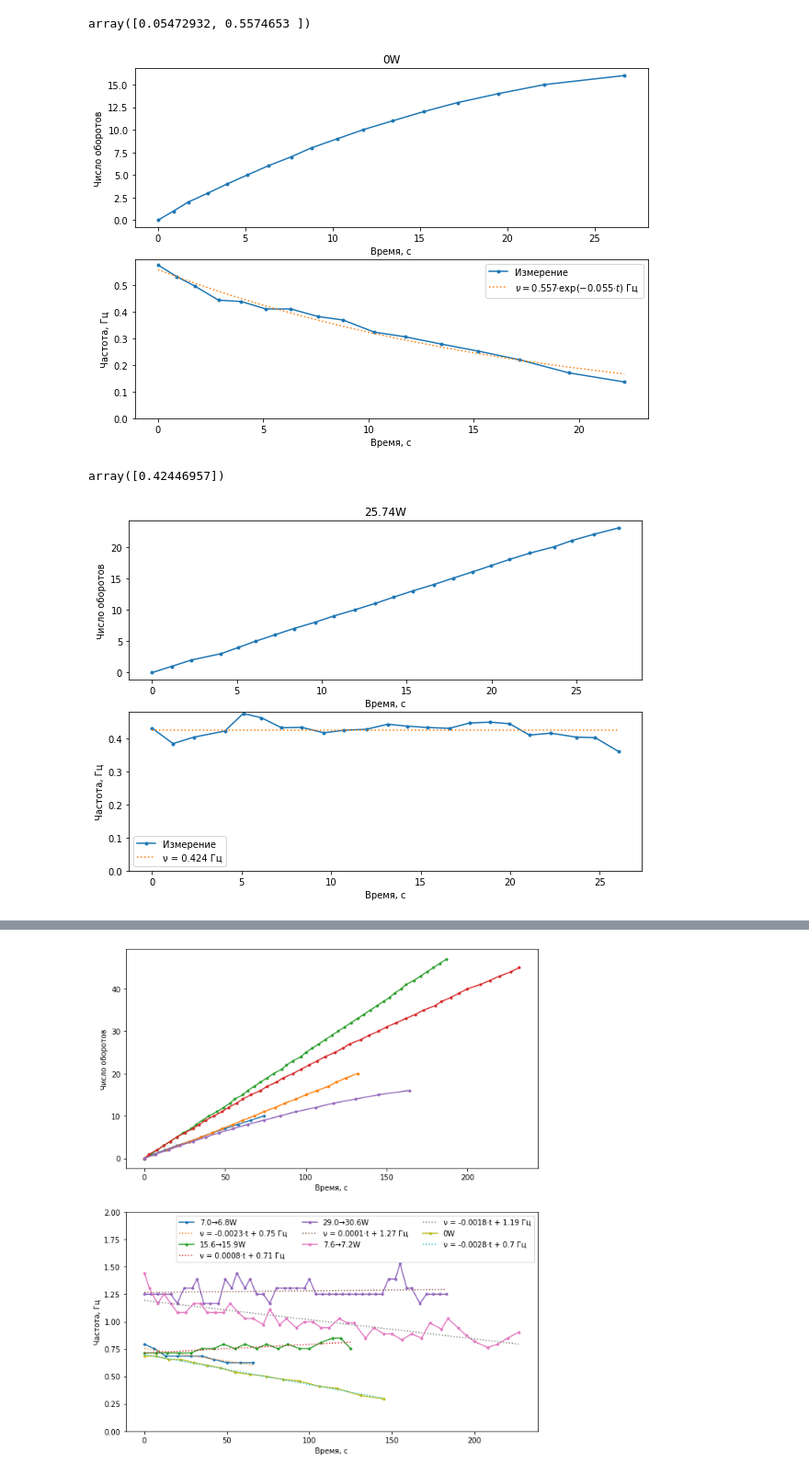
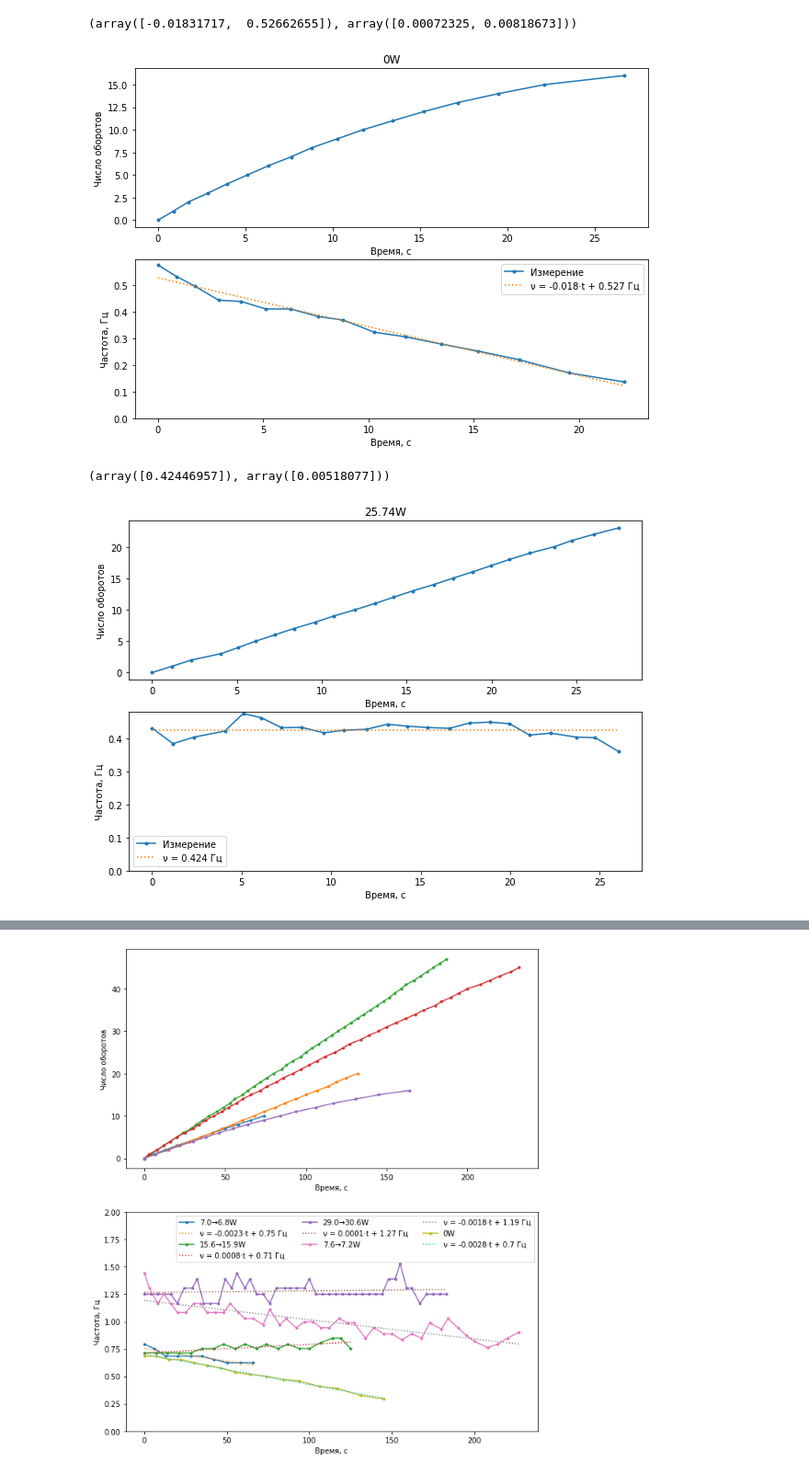
Before and after one commit to sitandr/lab, a Jupyter notebook: Steeling Wheel/main.ipynb, the cells around one changed output, grey strips where cells are left out. Shown at 92% size. Cells and saved outputs as stored; diff of their text form; code cells hidden in the pictures.

```diff
--- a/Steeling Wheel/main.ipynb
+++ b/Steeling Wheel/main.ipynb
@@ -53,7 +53,7 @@ def plot_coords(data, name=None, title='', sm_w=3, freq=1, approx=None, axes=Non
         axes[1].legend()
 
     if name: fig.savefig("img/" + name + '.png')
-    if approx: return res
+    if approx: return res, np.sqrt(np.diag(err))
 # %%
 plot_coords(pd.read_csv("data/η", delimiter=";", comment = "#"), 'η', title='27.6W', approx=lambda x, C: x*0 + C, approx_labeler=lambda C: f"ν = {C} Гц")
 # %% [output]
@@ -67,15 +68,16 @@ array([0.40112962])
 # %%
 
 plot_coords(pd.read_csv("data/Торможение прогресса", delimiter=";", comment = "#"), 'Тормоз', "0W",
-            approx=lambda x, B, C: C*np.exp(-B*x), approx_labeler=lambda B, C: f"$ν = {C} · \exp(-{B}·t)$ Гц")
+            approx=lambda x, B, C: B*x + C, approx_labeler=lambda B, C: f"ν = {B}·t + {C} Гц")
+            #approx=lambda x, B, C: C*np.exp(-B*x), approx_labeler=lambda B, C: f"$ν = {C} · \exp(-{B}·t)$ Гц")
 # %% [output]
-array([0.05472932, 0.5574653 ])
+(array([-0.01831717,  0.52662655]), array([0.00072325, 0.00818673]))
-[figure, old version]
+[figure, new version]
 # %%
 plot_coords(pd.read_csv("data/Загадочное измерение", delimiter=";", comment = "#"), 'η3', "25.74W",
            approx=lambda x, C: x*0 + C, approx_labeler=lambda C: f"ν = {C} Гц")
 # %% [output]
-array([0.42446957])
+(array([0.42446957]), array([0.00518077]))
 [figure]
 # %%
 
```
Also changed, not shown: parts of 7 cells of this notebook, 3 other files.
